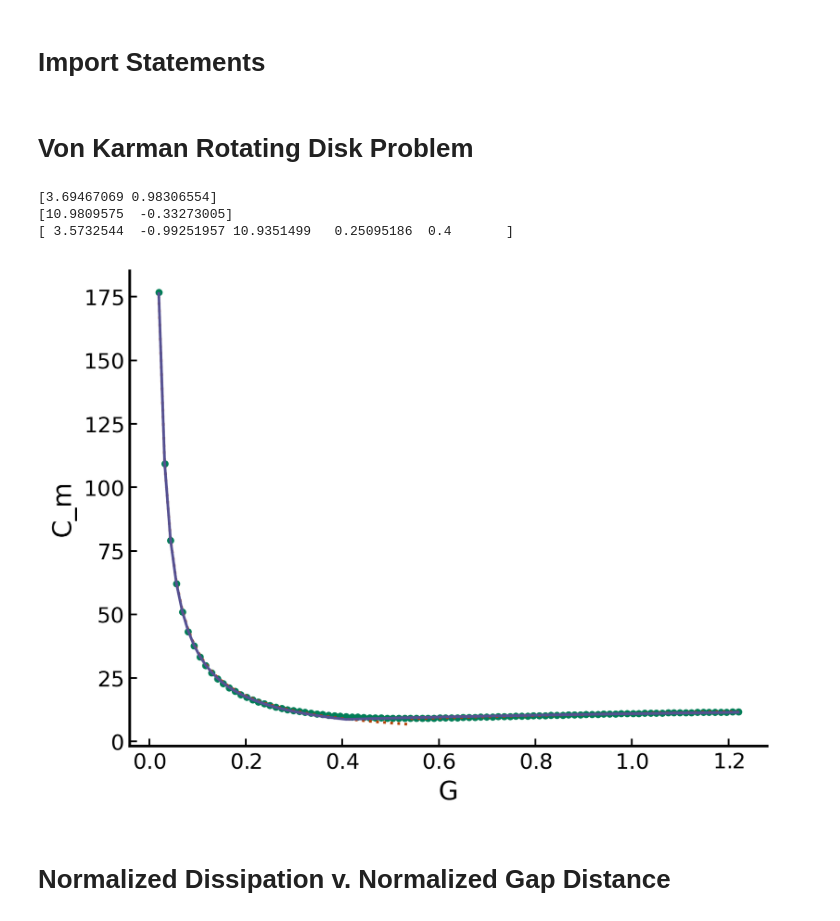
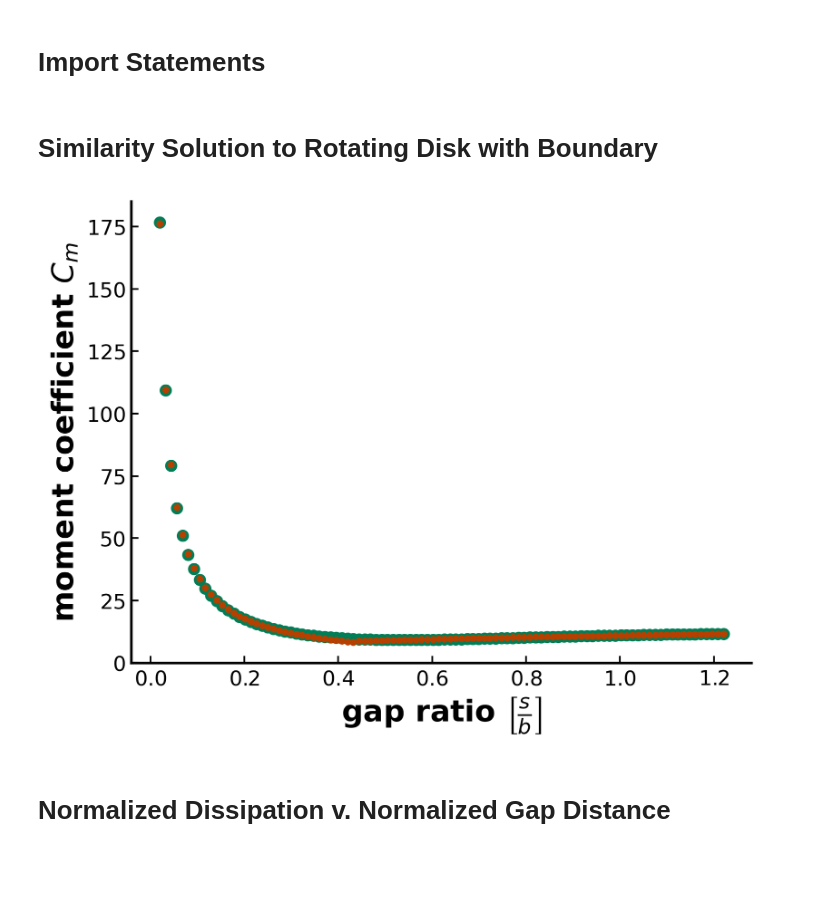
Before and after one commit to Jezen5Volk/Magnetic-Levitation, a Jupyter notebook: Viscous Damping.ipynb, the cells around one changed output. Cells and saved outputs as stored; diff of their text form; code cells hidden in the pictures; blank space fills up the shorter version.

```diff
--- a/Viscous Damping.ipynb
+++ b/Viscous Damping.ipynb
@@ -14,61 +14,30 @@ from utils.boundary_disk import Cylinder
 %autoreload 2
 plt.style.use(root + "style.mplstyle")
 # %% [markdown]
-# **Von Karman Rotating Disk Problem**
+# **Similarity Solution to Rotating Disk with Boundary**
 # %%
 from scipy.optimize import curve_fit
 
 cylinder = Cylinder(
             b = 0.00254,  # radius in meters
             rho = 7500, # cylinder density in kg/m^3
             Omega = 1000, # angular velocity in rpm
             rho_f = 1.226, # density of the fluid in kg/m^3
             mu = 1.795e-5, # viscosity of the fluid in pascal seconds
             elle = 0.0105, # total gap distance in meters
             L = 0.003175 # length of the cylinder in meters
         )
-
-s_sound, g_prime = cylinder.disk_moment_coefficient(50e-6, 0.0031)
+s_sound, C_m, fit, popt, chisq, idx = cylinder.disk_moment_fit(50e-6, 0.0031)
 s_sound = s_sound/cylinder.b
 
-R = cylinder.Omega*cylinder.b**2*cylinder.rho_f/cylinder.mu
-g_prime = -np.pi*g_prime*R**0.5
+plt.plot(s_sound, C_m, linestyle = '', marker = 'o')
+plt.plot(s_sound, fit, linestyle = '', marker = '.')
 
-idx = np.argmin(g_prime)
-
-popt, _ = curve_fit(lambda x, a, b: a*x**(-b), s_sound[:idx], g_prime[:idx], p0 = (1, 1))
-g_fit = popt[0]*s_sound**(-popt[1])
-plt.plot(s_sound, g_prime, linestyle = '', marker = '.')
-plt.plot(s_sound[:idx+1], g_fit[:idx+1], linestyle = ':')
-
-print(popt)
-
-
-popt, _ = curve_fit(lambda x, a, b: a*x**(-b), s_sound[idx:], g_prime[idx:], p0 = (1, 1))
-g_fit = popt[0]*s_sound**(-popt[1])
-plt.plot(s_sound[idx:], g_fit[idx:], linestyle = ':', c = 'C1')
-print(popt)
-
-
-def stupid_curve(x, a1, b1, a2, b2, s_crit):
-    return np.piecewise(x, [x < s_crit, x >= s_crit], [lambda y: a1*y**b1, lambda y: a2*y**b2])
-
-
-popt, _ = curve_fit(stupid_curve, s_sound, g_prime, p0 = (3.7, -0.98, 10.98, 0.33, 0.4))
-print(popt)
-
-plt.plot(s_sound, stupid_curve(s_sound, popt[0], popt[1], popt[2], popt[3], popt[4]))
-
-
-#plt.axvline(s_sound[idx], c = 'black', linestyle = '--')
-plt.ylabel("C_m")
-plt.xlabel("G")
+plt.ylabel(r"moment coefficient $C_m$", weight = 'heavy', fontsize = "xx-large")
+plt.xlabel(r"gap ratio $\left[\frac{s}{b} \right]$", weight = 'heavy', fontsize = "xx-large")
 plt.show()
 # %% [output]
-[3.69467069 0.98306554]
-[10.9809575  -0.33273005]
-[ 3.5732544  -0.99251957 10.9351499   0.25095186  0.4       ]
-[figure, old version]
+[figure, new version]
 # %% [markdown]
 # **Normalized Dissipation v. Normalized Gap Distance**
 # %%
```
Also changed, not shown: parts of 1 cell of this notebook, 1 other file.
